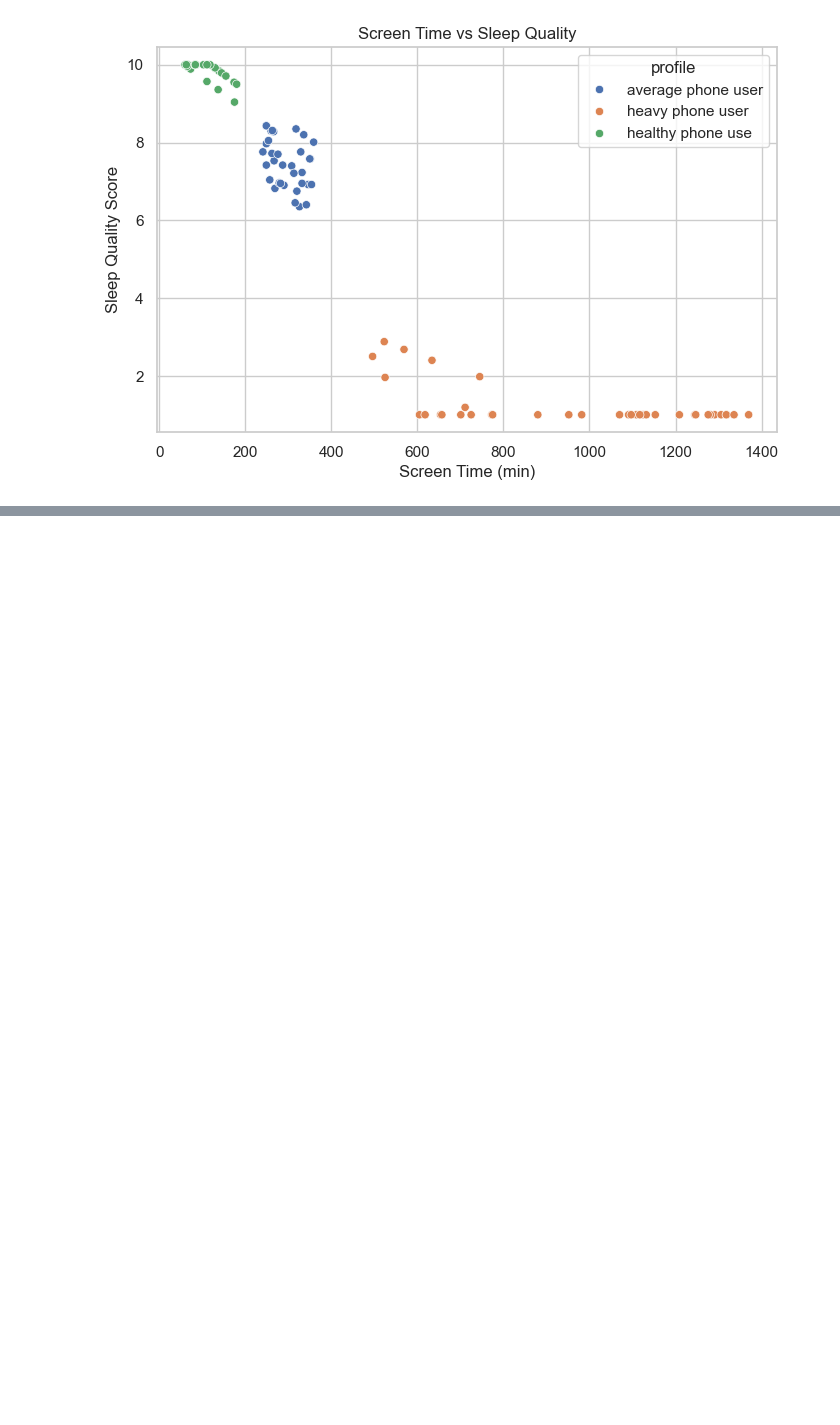
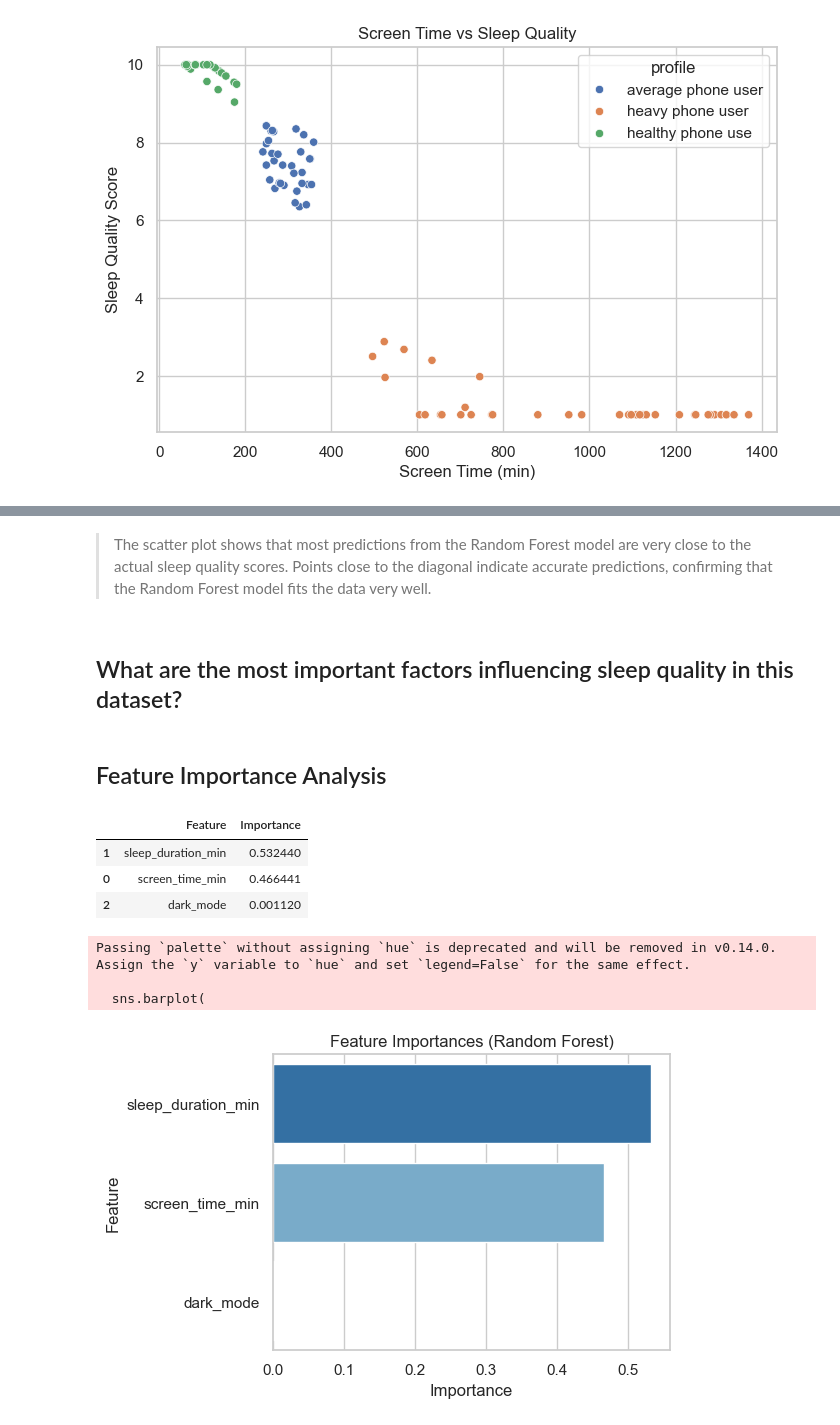
Before and after one commit to AchrafEssaleh/ai-personal-project-01-sleep-quality, a Jupyter notebook: EDA_sleep_analysis.ipynb, the cells around one changed output, grey strips where cells are left out. Drawn from its saved outputs; the diff is of its cells as text; code cells hidden in the pictures; blank space fills up the shorter version.

```diff
--- a/EDA_sleep_analysis.ipynb
+++ b/EDA_sleep_analysis.ipynb
@@ -107,0 +320,45 @@ plt.show()
+# %% [markdown]
+> The scatter plot shows that most predictions from the Random Forest model are very close to the actual sleep quality scores. Points close to the diagonal indicate accurate predictions, confirming that the Random Forest model fits the data very well.
+# %% [markdown]
+## What are the most important factors influencing sleep quality in this dataset?
+# %% [markdown]
+## Feature Importance Analysis
+# %%
+# Get feature importances from the trained Random Forest model
+importances = rf_model.feature_importances_
+feature_names = X_train.columns
+
+# Create a table of feature importances
+feature_importance_df = pd.DataFrame({
+    "Feature": feature_names,
+    "Importance": importances
+}).sort_values(by="Importance", ascending=False)
+
+# Display the table
+display(feature_importance_df)
+# %% [output]
+|  | Feature | Importance |
+| 1 | sleep_duration_min | 0.532440 |
+| 0 | screen_time_min | 0.466441 |
+| 2 | dark_mode | 0.001120 |
+# %%
+# Visualize feature importances (Random Forest)
+import matplotlib.pyplot as plt
+import seaborn as sns
+
+plt.figure(figsize=(6, 4))
+sns.barplot(
+    data=feature_importance_df,
+    x='Importance', y='Feature',
+    palette='Blues_r'
+)
+plt.title('Feature Importances (Random Forest)')
+plt.xlabel('Importance')
+plt.ylabel('Feature')
+plt.tight_layout()
+plt.show()
+# %% [output]
+Passing `palette` without assigning `hue` is deprecated and will be removed in v0.14.0. Assign the `y` variable to `hue` and set `legend=False` for the same effect.
+
+  sns.barplot(
+[figure, added]
```
Also changed, not shown: parts of 27 cells of this notebook, 3 other files.
